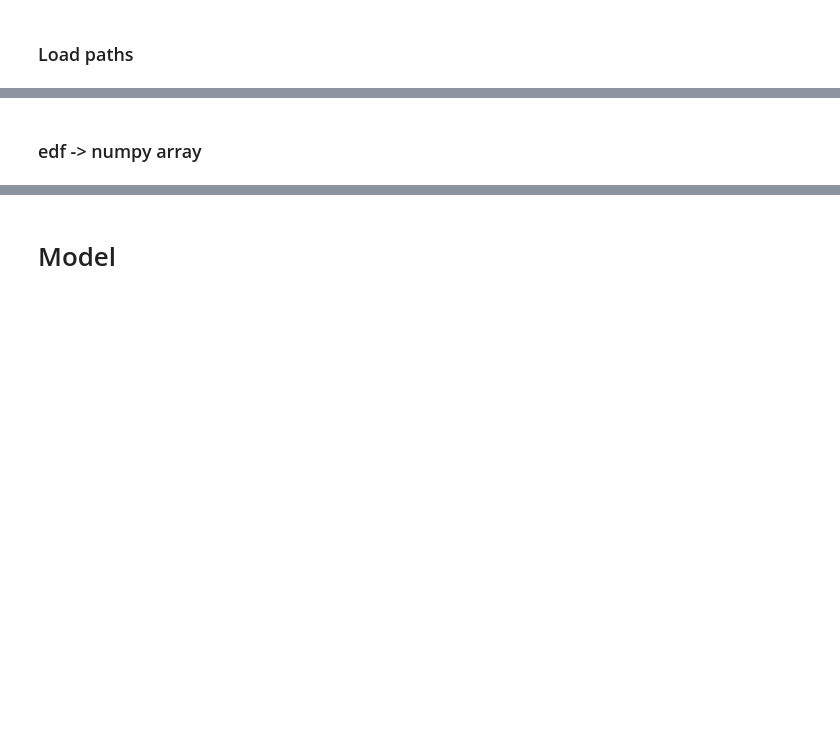
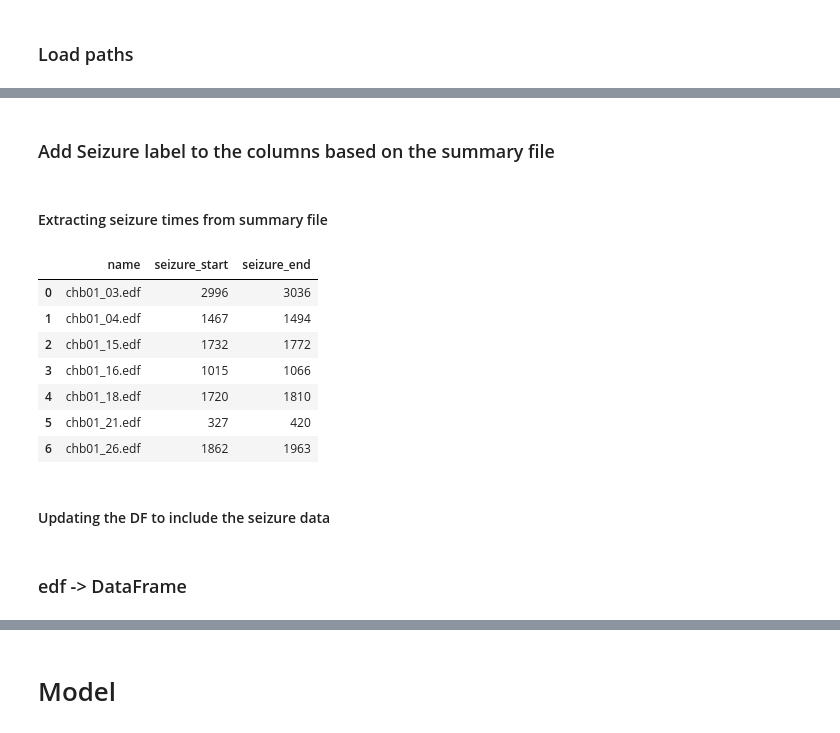
Before and after one commit to AaryaAshok77/Epilepsy_Detector, a Jupyter notebook: EpilepsyDetection.ipynb, the cells around one changed output, grey strips where cells are left out. Drawn from its saved outputs; the diff is of its cells as text; code cells hidden in the pictures; blank space fills up the shorter version.

```diff
--- a/EpilepsyDetection.ipynb
+++ b/EpilepsyDetection.ipynb
@@ -139,0 +145,4 @@ print(len(records_normal_path), records_normal_path)
+# %% [markdown]
+### Add Seizure label to the columns based on the summary file
+# %% [markdown]
+#### Extracting seizure times from summary file
@@ -139,0 +151,29 @@ print(len(records_normal_path), records_normal_path)
+# %%
+def get_seizure_data(file):
+    seizure_data = []
+    with open(file, 'r') as f:
+            block = f.read().split('\n\n')
+            for text in block:
+                num_seizures = re.findall(r'Number of Seizures in File: (\d+)', text)
+                if num_seizures:
+                    for i in range(1, int(num_seizures[0])+1):
+                        name = re.findall(r'File Name: (.*\.edf)', text)
+                        start_time = re.findall(r'Seizure {} Start Time: (\d+) seconds'.format(i), text)
+                        end_time = re.findall(r'Seizure {} End Time: (\d+) seconds'.format(i), text)
+                        if name and start_time and end_time:
+                            seizure_data.append([name[0], int(start_time[0]), int(end_time[0])])
+    return pd.DataFrame(seizure_data, columns=['name', 'seizure_start', 'seizure_end'])
+# %%
+seizures = get_seizure_data(summary_files[0])
+seizures
+# %% [output]
+|  | name | seizure_start | seizure_end |
+| 0 | chb01_03.edf | 2996 | 3036 |
+| 1 | chb01_04.edf | 1467 | 1494 |
+| 2 | chb01_15.edf | 1732 | 1772 |
+| 3 | chb01_16.edf | 1015 | 1066 |
+| 4 | chb01_18.edf | 1720 | 1810 |
+| 5 | chb01_21.edf | 327 | 420 |
+| 6 | chb01_26.edf | 1862 | 1963 |
+# %% [markdown]
+#### Updating the DF to include the seizure data
@@ -140,5 +203,5 @@ print(len(records_normal_path), records_normal_path)
 # %% [markdown]
-### edf -> numpy array
+### edf -> DataFrame
 # %%
 #? Convert the edf files to a numpy array
 def read_edf(file):
```
Also changed, not shown: parts of 36 cells of this notebook.
